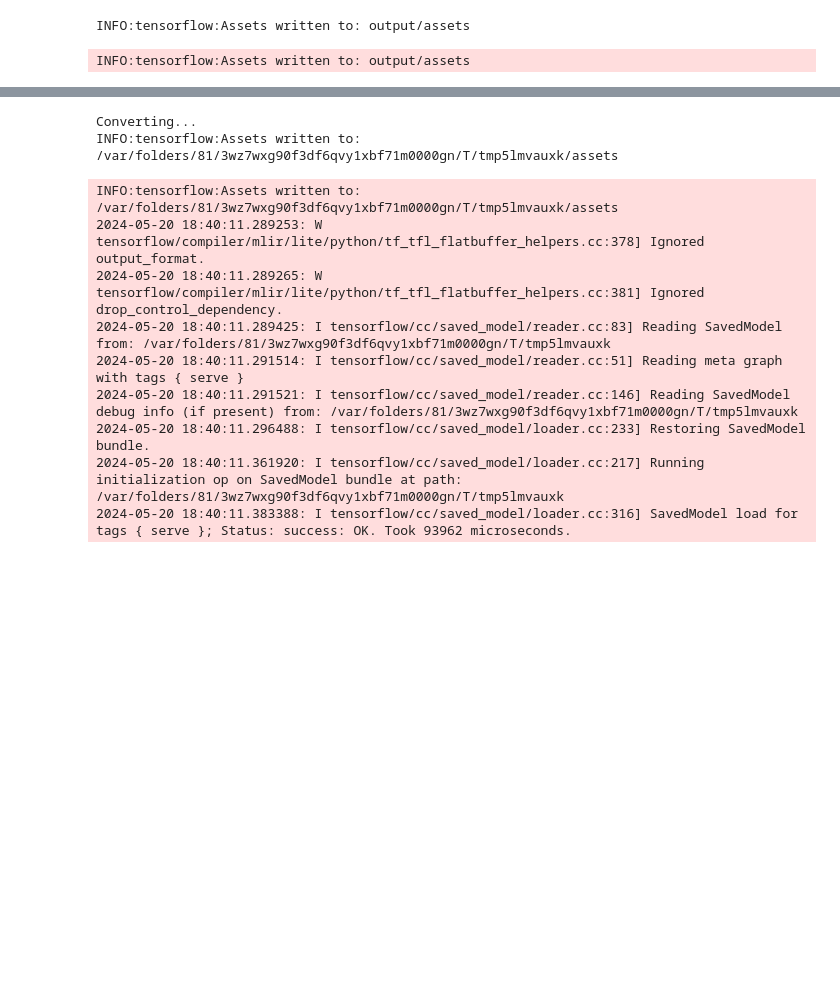
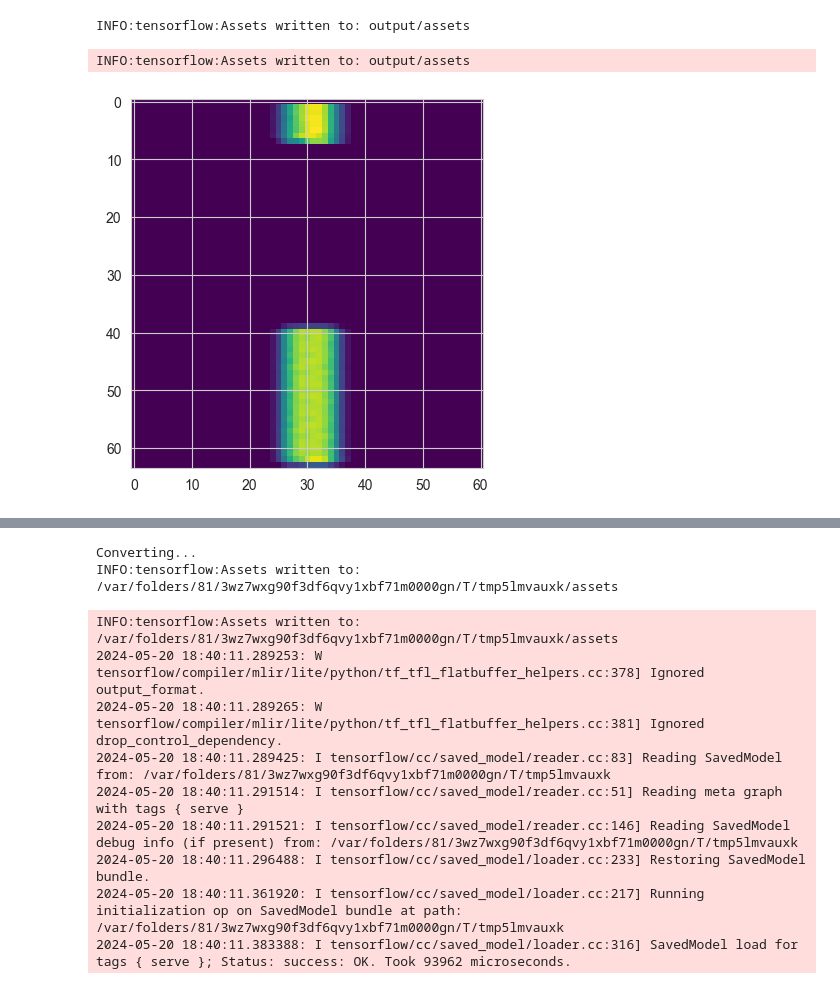
Before and after one commit to sds100/TinyMLSpectrumSensing, a Jupyter notebook: training/train-model.ipynb, the cells around one changed output, grey strips where cells are left out. Saved outputs shown, nothing was run; the diff lists cells and outputs as text; code cells hidden in the pictures; blank space fills up the shorter version.

```diff
--- a/training/train-model.ipynb
+++ b/training/train-model.ipynb
@@ -287,14 +279,29 @@ model.save(output_file)
 INFO:tensorflow:Assets written to: output/assets
 INFO:tensorflow:Assets written to: output/assets
 # %%
-def predict(x_augmented: npt.NDArray[np.uint8],
-            x_painted: npt.NDArray[np.uint8]) -> str:
+def predict_full_model(model: models.Model,
+                       x_augmented: npt.NDArray[np.uint8],
+                       x_painted: npt.NDArray[np.uint8]) -> str:
     x_augmented.shape += (1,)
     x_augmented = (np.expand_dims(x_augmented, 0))
 
     x_painted.shape += (1,)
     x_painted = (np.expand_dims(x_painted, 0))
 
     predictions_single = model.predict(x=[(x_augmented, x_painted)])
     prediction_index = np.argmax(predictions_single[0])
     return label_names[prediction_index]
+
+
+# Predict with full Tensorflow
+test_img_augmented = x_test_augmented[0]
+test_img_painted = x_test_painted[0]
+
+plt.imshow(test_img_augmented, cmap='viridis')
+plt.show()
+
+prediction = predict_full_model(tf_model, test_img_augmented, test_img_painted)
+
+print(prediction)
+# %% [output]
+[figure, added]
```
Also changed, not shown: parts of 10 cells of this notebook.
